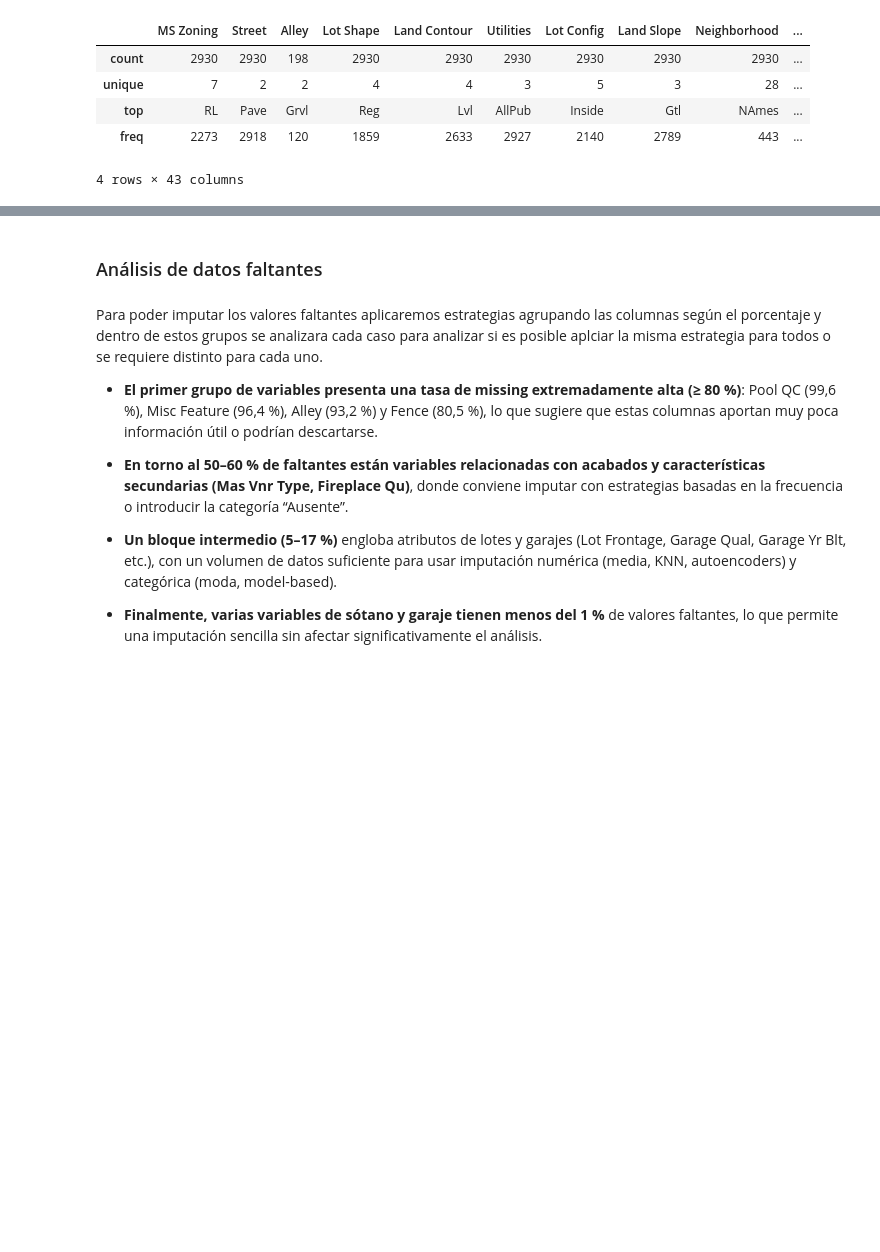
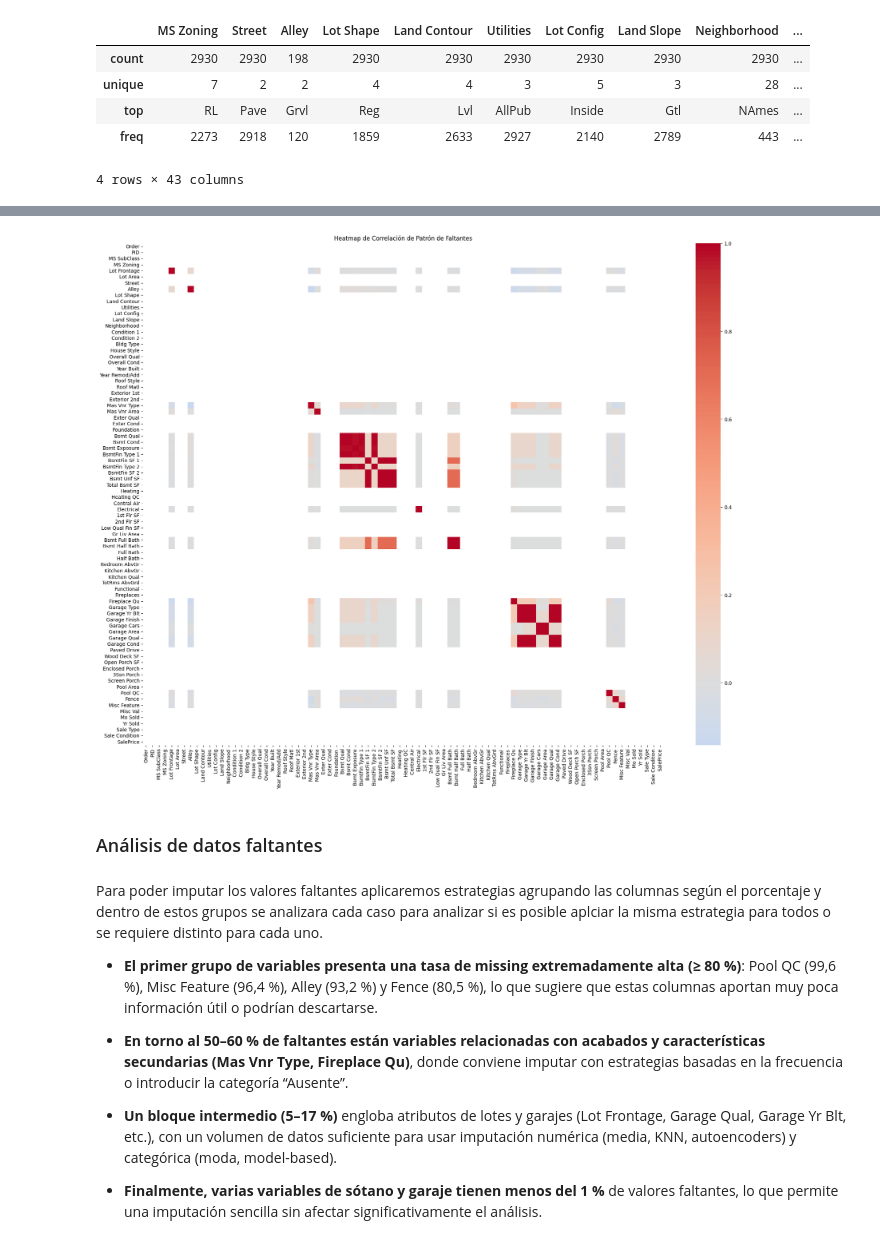
Before and after one commit to BrajanNieto/Mlearning, a Jupyter notebook: 01_DataDiscovery_MissingImpute_BrajanNieto.ipynb, the cells around one changed output, grey strips where cells are left out. Drawn from its saved outputs; the diff is of its cells as text; code cells hidden in the pictures; blank space fills up the shorter version.

```diff
--- a/01_DataDiscovery_MissingImpute_BrajanNieto.ipynb
+++ b/01_DataDiscovery_MissingImpute_BrajanNieto.ipynb
@@ -83,3 +107,14 @@ Estadísticas descriptivas (categóricas):
+# %%
+missing_corr = df.isnull().corr()
+
+plt.figure(figsize=(20, 16))
+sns.heatmap(missing_corr, cmap='coolwarm', center=0,
+            xticklabels=True, yticklabels=True)
+plt.title('Heatmap de Correlación de Patrón de Faltantes')
+plt.tight_layout()
+plt.show()
+# %% [output]
+[figure, added]
 # %% [markdown]
 ### Análisis de datos faltantes
 # %% [markdown]
```
Also changed, not shown: parts of 5 cells of this notebook.
